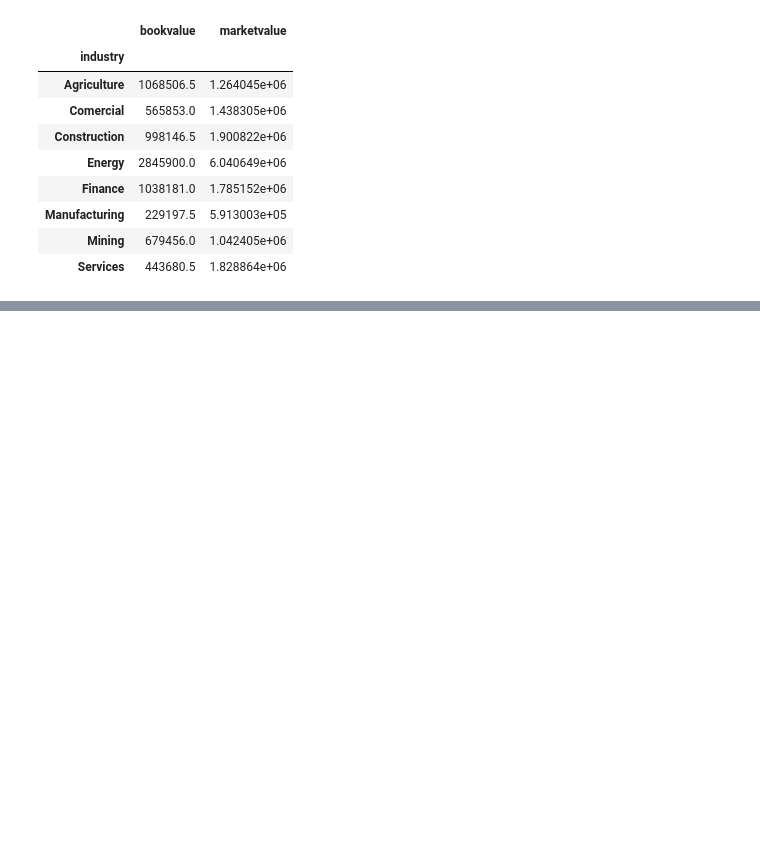
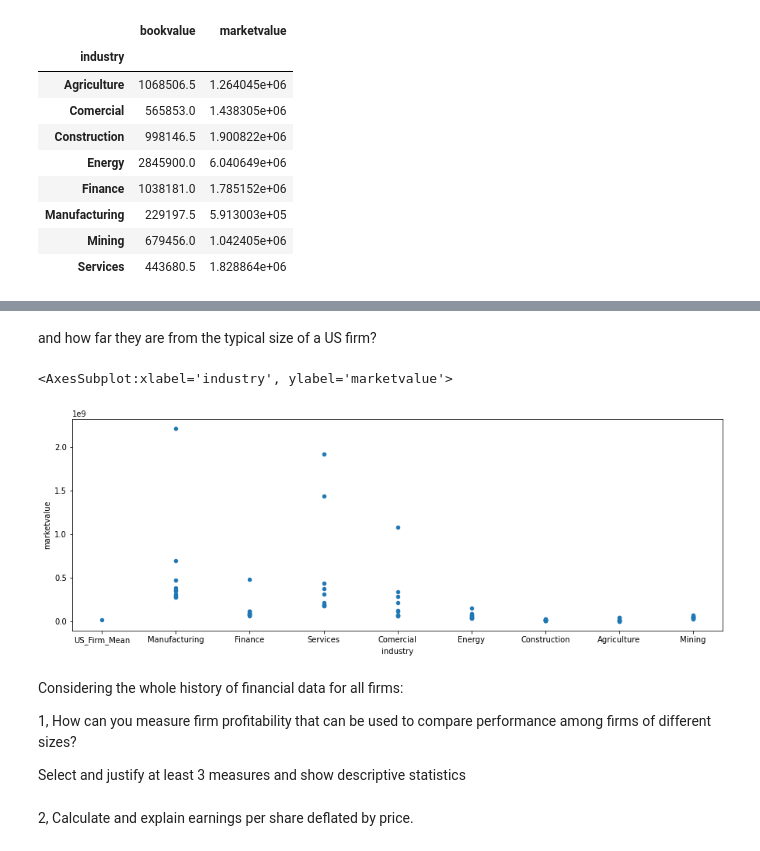
Before and after one commit to A01706648/TC3006C_Deliver, a Jupyter notebook: m1/M1_Delivery.ipynb, the cells around one changed output, grey strips where cells are left out. Cells and saved outputs as stored; diff of their text form; code cells hidden in the pictures; blank space fills up the shorter version.

Commit message:
Finish US firm analyze

```diff
--- a/m1/M1_Delivery.ipynb
+++ b/m1/M1_Delivery.ipynb
@@ -208,4 +264,17 @@ Which are the biggest 10 US firms in terms of market value and how far they are
-# %%
-for industry in industry_list:
-  df_temp = df_final_size[df_final_size['industry'] == industry].sort_values(['marketvalue'],ascending=False)[['industry', 'marketvalue']].head(10)
-  df_temp.style
+# %%
+industry_top10_marketvalue_dic = {}
+df_final_size_us = df_final_size[df_final_size['country'] == 'US']
+
+for industry in industry_list:
+  df_temp = df_final_size_us[df_final_size_us['industry'] == industry].sort_values(['marketvalue'],ascending=False)[['marketvalue']].head(10)
+  industry_top10_marketvalue_dic[industry] = {}
+  industry_top10_marketvalue_dic[industry]['firm'] = df_temp.index.tolist()
+  industry_top10_marketvalue_dic[industry]['marketvalue'] = df_temp['marketvalue'].tolist()
+
+top10_marketvalue_data = {}
+for industry in industry_list:
+  for attribute in ['firm', 'marketvalue']:
+    top10_marketvalue_data[industry + '_' + attribute] = industry_top10_marketvalue_dic[industry][attribute]
+
+df_top10_marketvalue = pd.DataFrame(top10_marketvalue_data)
+df_top10_marketvalue
@@ -211,0 +293,26 @@ for industry in industry_list:
+# %% [markdown]
+and how far they are from the typical size of a US firm?
+# %%
+firm_marketvalue_mean_us = df_final_size_us['marketvalue'].mean()
+#firm_marketvalue_mean_us
+df_top10_marketvalue_2d_dict = {'firm':['mean'], 'marketvalue':[firm_marketvalue_mean_us], 'industry':['US_Firm_Mean']}
+for industry in industry_list:
+    df_top10_marketvalue_2d_dict['firm'].extend(industry_top10_marketvalue_dic[industry]['firm'])
+    df_top10_marketvalue_2d_dict['marketvalue'].extend(industry_top10_marketvalue_dic[industry]['marketvalue'])
+
+    for count in range(len(industry_top10_marketvalue_dic[industry]['firm'])):
+        df_top10_marketvalue_2d_dict['industry'].append(industry)
+
+df_top10_marketvalue_2d = pd.DataFrame(df_top10_marketvalue_2d_dict)
+df_top10_marketvalue_2d.plot('industry', 'marketvalue', kind ='scatter', figsize=(15,5))
+# %% [output]
+<AxesSubplot:xlabel='industry', ylabel='marketvalue'>
+[figure, added]
+# %% [markdown]
+Considering the whole history of financial data for all firms:
+
+1, How can you measure firm profitability that can be used to compare performance among firms of different sizes?
+
+Select and justify at least 3 measures and show descriptive statistics
+# %% [markdown]
+2, Calculate and explain earnings per share deflated by price.
```
Also changed, not shown: parts of 13 cells of this notebook.
